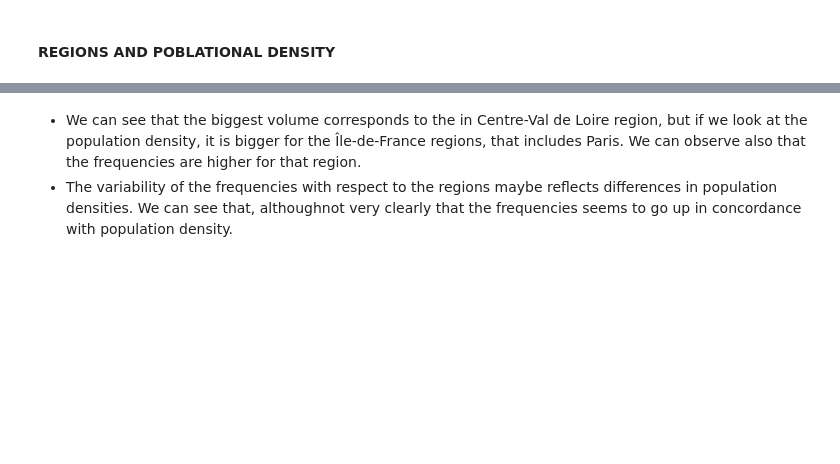
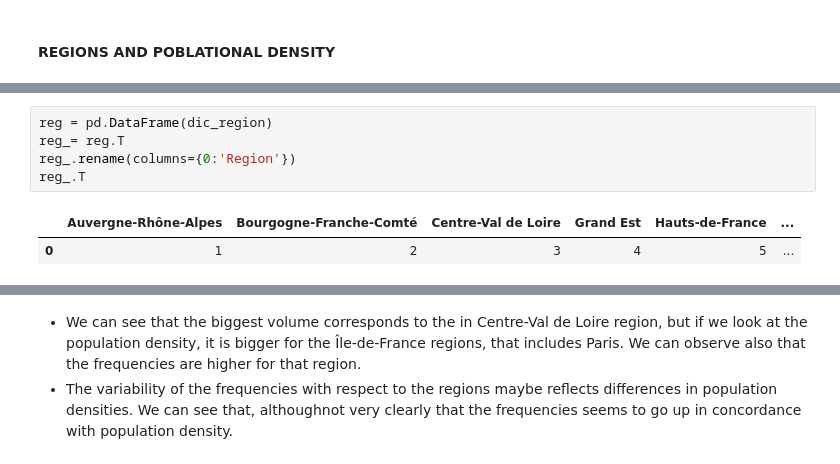
Before and after one commit to JulianTrufero/Claims-Frequency-Predicitons, a Jupyter notebook: Notebooks/claims_data.ipynb, the cells around one changed output, grey strips where cells are left out. Drawn from its saved outputs; the diff is of its cells as text; blank space fills up the shorter version.

```diff
--- a/Notebooks/claims_data.ipynb
+++ b/Notebooks/claims_data.ipynb
@@ -413,3 +394,11 @@ sns.lineplot(data=claimsdf, x=claimsdf.Region, y=claimsdf.empirical_frequencies,
+# %%
+reg = pd.DataFrame(dic_region)
+reg_= reg.T
+reg_.rename(columns={0:'Region'})
+reg_.T
+# %% [output]
+|  | Auvergne-Rhône-Alpes | Bourgogne-Franche-Comté | Centre-Val de Loire | Grand Est | Hauts-de-France | ... |
+| 0 | 1 | 2 | 3 | 4 | 5 | ... |
 # %%
 fig, axs = plt.subplots(nrows=1, ncols=2, figsize=(20, 8))
 sns.lineplot(data=claimsdf, x=claimsdf.Region, y=claimsdf.log_density, ax=axs[0])
```
Also changed, not shown: parts of 21 cells of this notebook, 38 other files.
